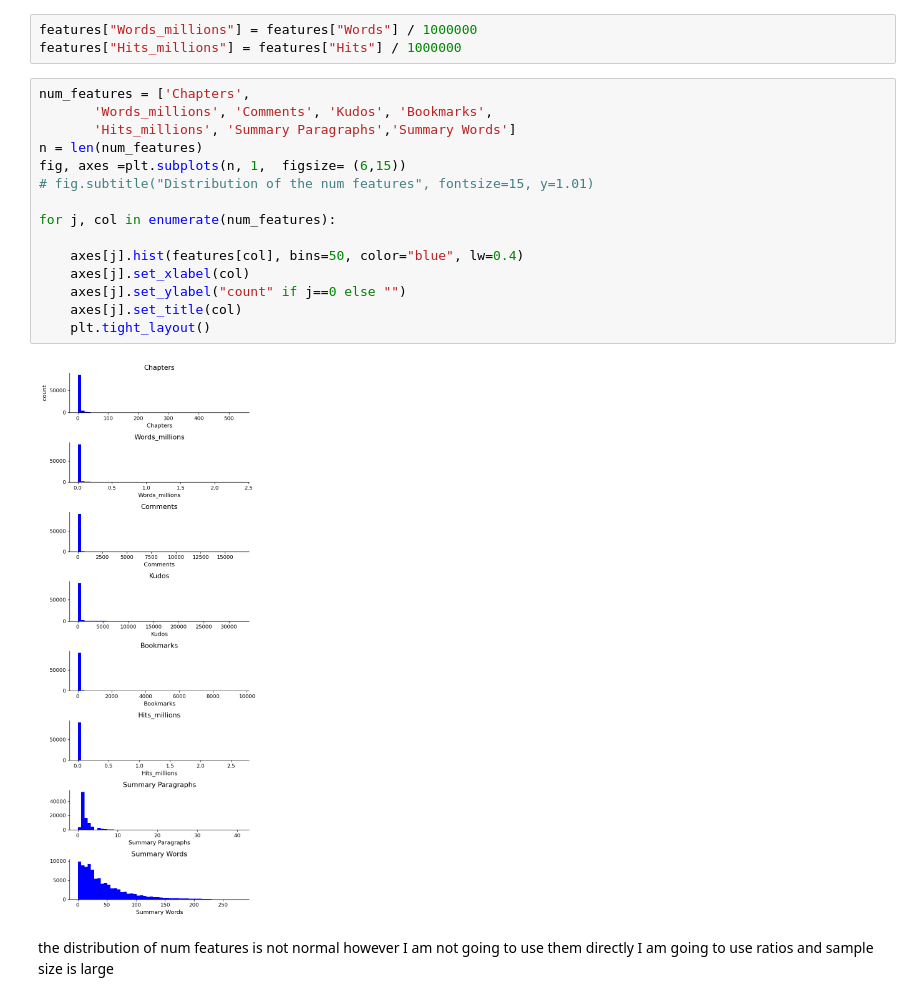
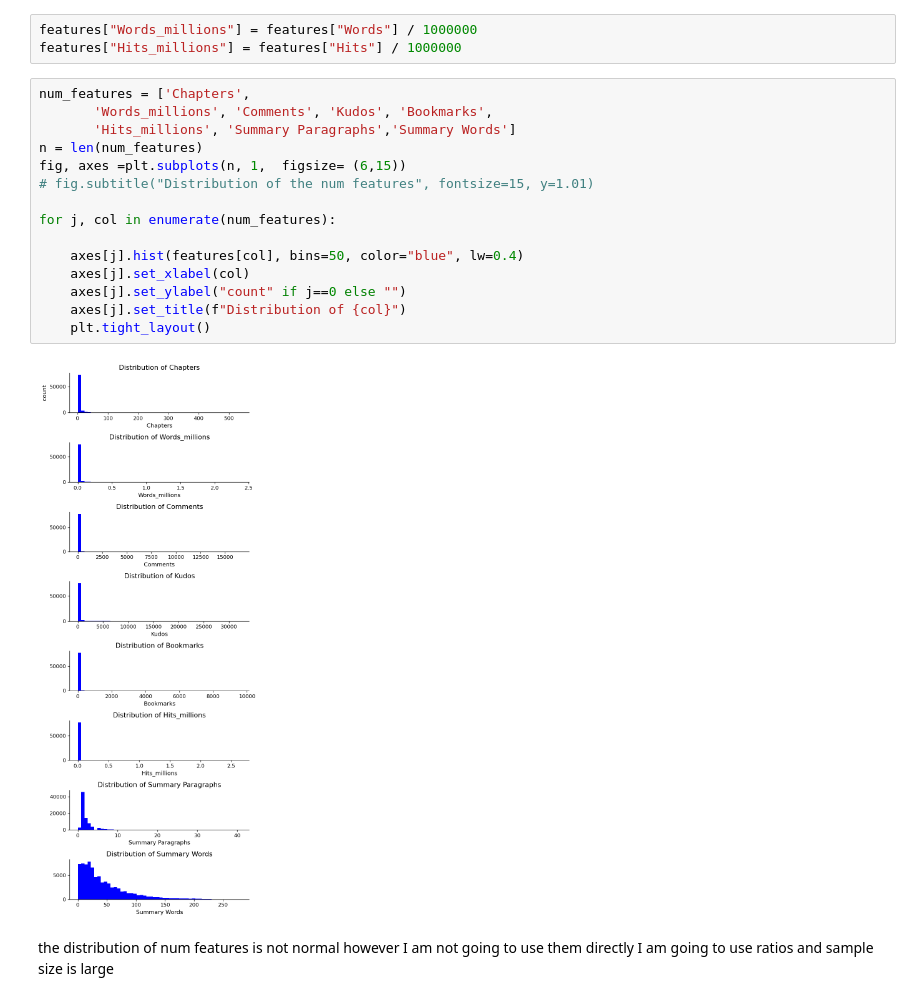
Before and after one commit to Karemanyasser/final_assignment_IAT-461, a Jupyter notebook: ao3_EDA.ipynb, the cells around one changed output. Drawn from its saved outputs; the diff is of its cells as text.

```diff
--- a/ao3_EDA.ipynb
+++ b/ao3_EDA.ipynb
@@ -232,20 +258,20 @@ features["Hits_millions"] = features["Hits"] / 1000000
 # %%
 num_features = ['Chapters',
        'Words_millions', 'Comments', 'Kudos', 'Bookmarks',
        'Hits_millions', 'Summary Paragraphs','Summary Words']
 n = len(num_features)
 fig, axes =plt.subplots(n, 1,  figsize= (6,15))
 # fig.subtitle("Distribution of the num features", fontsize=15, y=1.01)
 
 for j, col in enumerate(num_features):
 
     axes[j].hist(features[col], bins=50, color="blue", lw=0.4)
     axes[j].set_xlabel(col)
     axes[j].set_ylabel("count" if j==0 else "")
-    axes[j].set_title(col)
+    axes[j].set_title(f"Distribution of {col}")
     plt.tight_layout()
 # %% [output]
-[figure, old version]
+[figure, new version]
 # %% [markdown]
 the distribution of num features is not normal however I am not going to use them directly I am going to use ratios and sample size is large
 # %%
```
Also changed, not shown: parts of 46 cells of this notebook.
